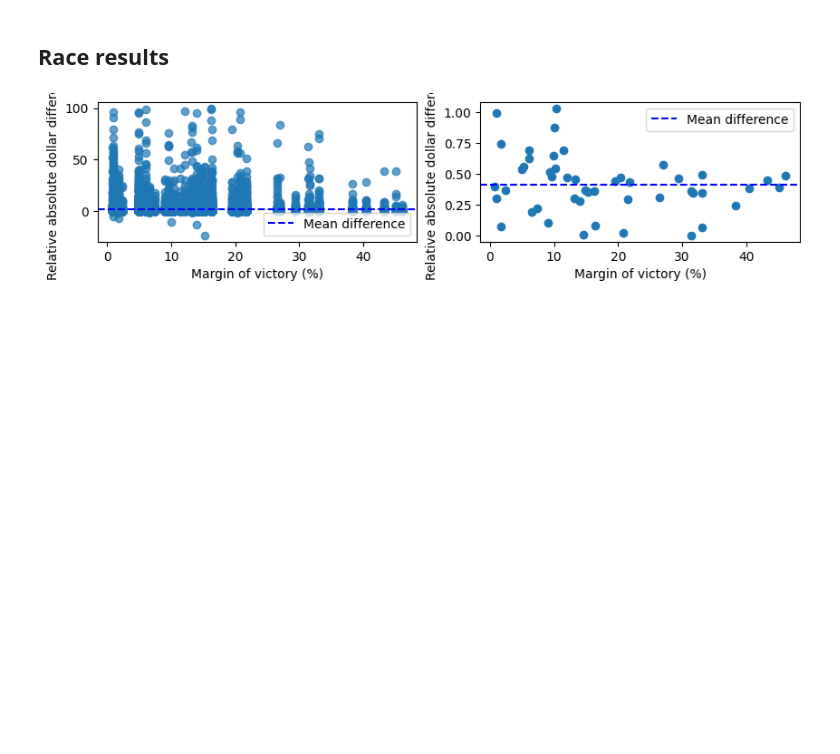
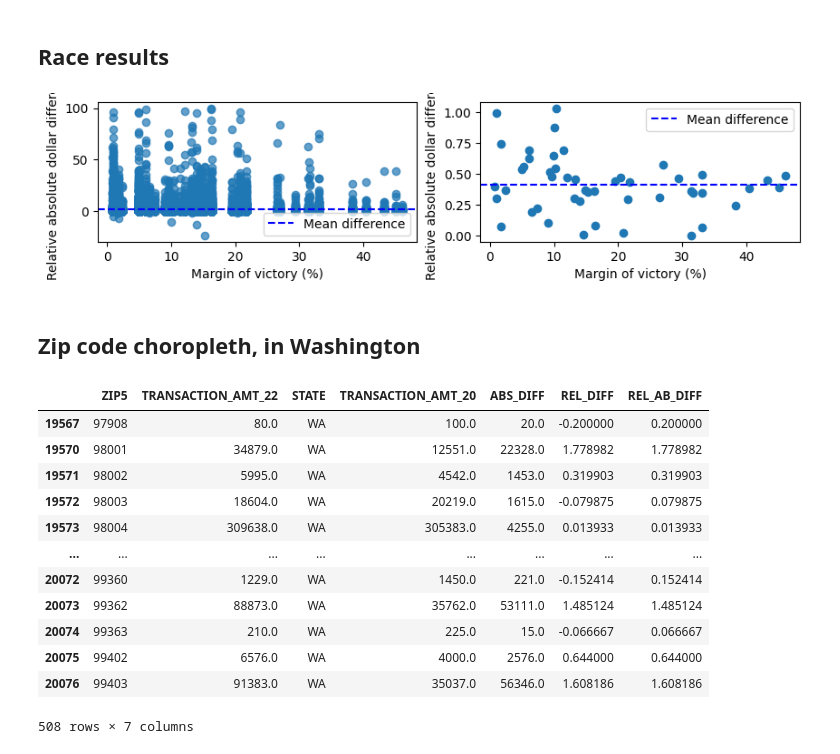
Before and after one commit to kennethgu/stats305c-project, a Jupyter notebook: milestone2/analysis/data_analysis.ipynb, the cells around one changed output. Saved outputs shown, nothing was run; the diff lists cells and outputs as text; code cells hidden in the pictures; blank space fills up the shorter version.

Commit message:
more choropleths

```diff
--- a/milestone2/analysis/data_analysis.ipynb
+++ b/milestone2/analysis/data_analysis.ipynb
@@ -552,3 +552,23 @@ plt.savefig("figures/margin_vs_diff.png", bbox_inches='tight')
 plt.show()
 # %% [output]
 [figure]
+# %% [markdown]
+## Zip code choropleth, in Washington
+# %%
+zip_sums_diff_wa = zip_sums_diff[zip_sums_diff["STATE"] == "WA"].copy()
+# %%
+zip_sums_diff_wa
+# %% [output]
+|  | ZIP5 | TRANSACTION_AMT_22 | STATE | TRANSACTION_AMT_20 | ABS_DIFF | REL_DIFF | REL_AB_DIFF |
+| 19567 | 97908 | 80.0 | WA | 100.0 | 20.0 | -0.200000 | 0.200000 |
+| 19570 | 98001 | 34879.0 | WA | 12551.0 | 22328.0 | 1.778982 | 1.778982 |
+| 19571 | 98002 | 5995.0 | WA | 4542.0 | 1453.0 | 0.319903 | 0.319903 |
+| 19572 | 98003 | 18604.0 | WA | 20219.0 | 1615.0 | -0.079875 | 0.079875 |
+| 19573 | 98004 | 309638.0 | WA | 305383.0 | 4255.0 | 0.013933 | 0.013933 |
+| ... | ... | ... | ... | ... | ... | ... | ... |
+| 20072 | 99360 | 1229.0 | WA | 1450.0 | 221.0 | -0.152414 | 0.152414 |
+| 20073 | 99362 | 88873.0 | WA | 35762.0 | 53111.0 | 1.485124 | 1.485124 |
+| 20074 | 99363 | 210.0 | WA | 225.0 | 15.0 | -0.066667 | 0.066667 |
+| 20075 | 99402 | 6576.0 | WA | 4000.0 | 2576.0 | 0.644000 | 0.644000 |
+| 20076 | 99403 | 91383.0 | WA | 35037.0 | 56346.0 | 1.608186 | 1.608186 |
+508 rows × 7 columns
```
Also changed, not shown: 1 other file.
